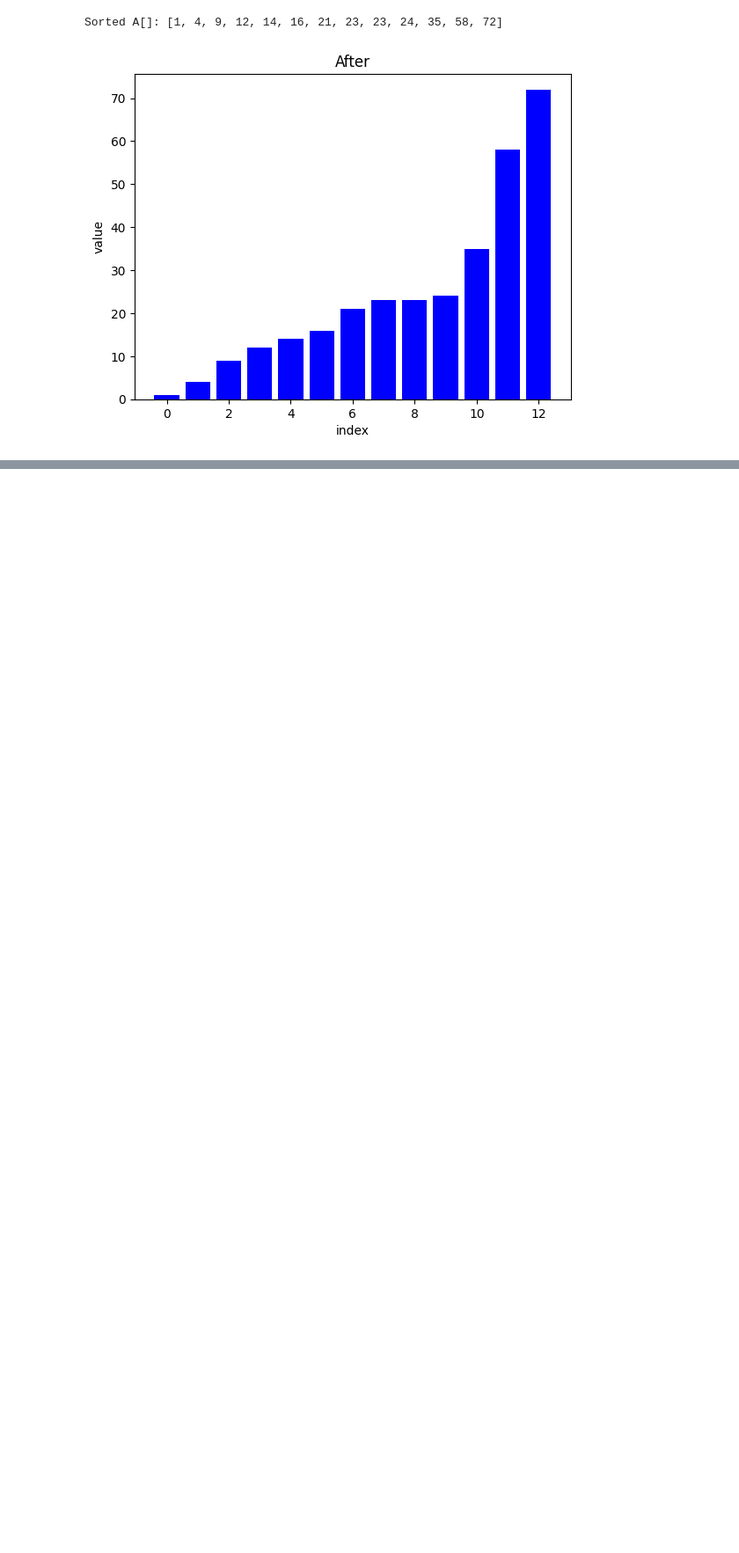
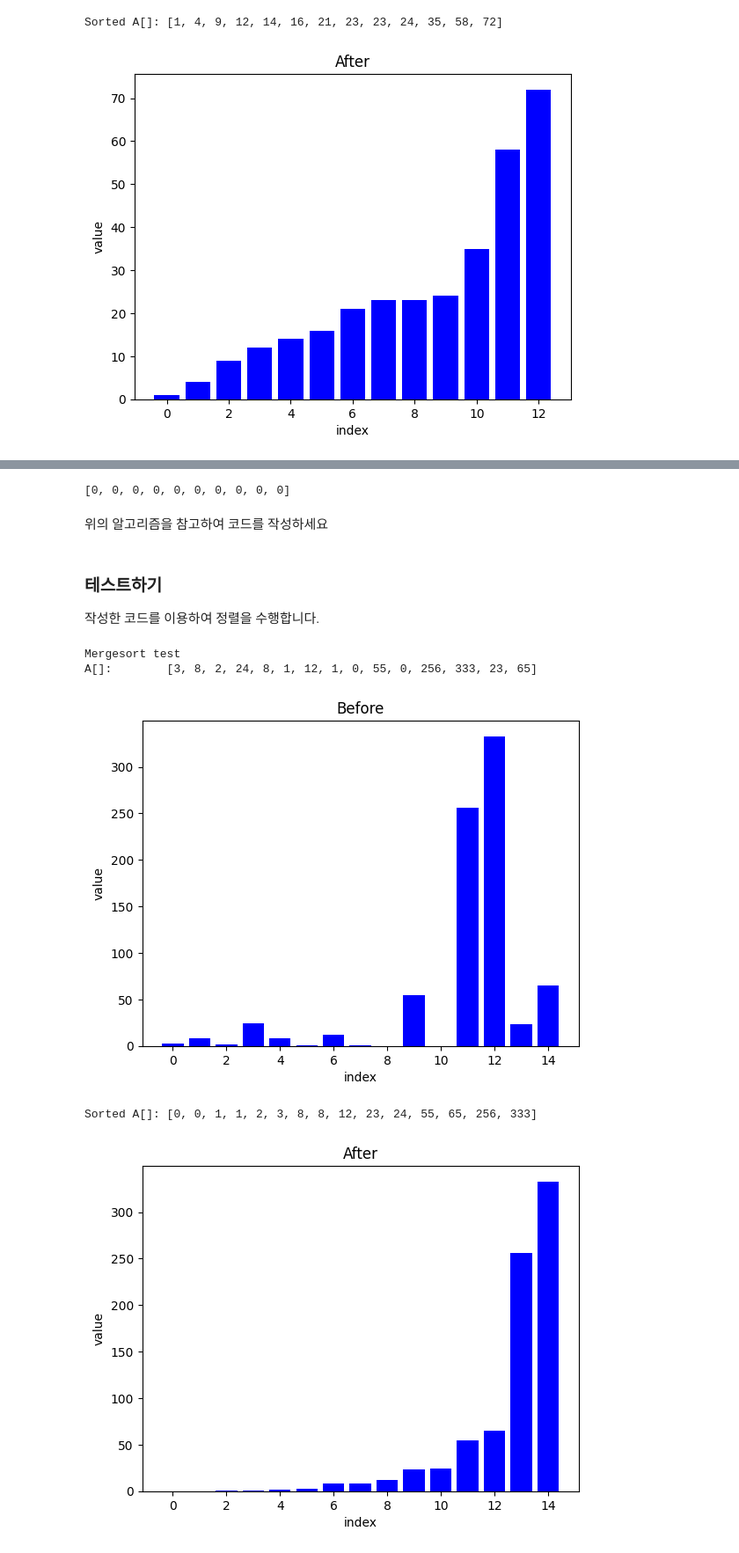
Before and after one commit to lusina0304/Algorithm2024_fall, a Jupyter notebook: BasicSorting.ipynb, the cells around one changed output, grey strips where cells are left out. Shown: that part at 88% size. Drawn from its saved outputs; the diff is of its cells as text; code cells hidden in the pictures; blank space fills up the shorter version.

```diff
--- a/BasicSorting.ipynb
+++ b/BasicSorting.ipynb
@@ -61,0 +156,7 @@ Sorted A[]: [1, 4, 9, 12, 14, 16, 21, 23, 23, 24, 35, 58, 72]
+# %%
+A = [35, 24, 16, 21, 4, 72, 23, 9, 23, 14, 58, 12, 1]
+print("A[]:	   ", A)
+drawPlot(A, "Before")
+insertionSort(A)
+print("Sorted A[]:", A)
+drawPlot(A, "After")
@@ -61,0 +176,39 @@ Sorted A[]: [1, 4, 9, 12, 14, 16, 21, 23, 23, 24, 35, 58, 72]
+# %%
+11 // 2
+
+tmp = [0 for i in range(10)]
+print(tmp)
+# %% [output]
+[0, 0, 0, 0, 0, 0, 0, 0, 0, 0]
+# %% [markdown]
+위의 알고리즘을 참고하여 코드를 작성하세요
+# %%
+def mergeSort(A, p:int, r:int):
+	# if p < r:
+		# 2개의 부분 배열로 분할
+		# merge(A, p, q, r)
+
+def merge(A, p:int, q:int, r:int):
+	# 초기화
+	# 임시 배열 tmp 만들기
+	# 2개의 배열 비교하며 병합
+
+# 코드 9-4
+# %% [markdown]
+### 테스트하기
+
+작성한 코드를 이용하여 정렬을 수행합니다.
+# %%
+print("Mergesort test")
+A = [3, 8, 2, 24, 8, 1, 12,1, 0, 55, 0, 256, 333, 23, 65]
+print("A[]:       ", A)
+drawPlot(A, "Before")
+mergeSort(A, 0, len(A)-1)
+print("Sorted A[]:", A)
+drawPlot(A, "After")
+# %% [output]
+Mergesort test
+A[]:        [3, 8, 2, 24, 8, 1, 12, 1, 0, 55, 0, 256, 333, 23, 65]
+[figure, added]
+Sorted A[]: [0, 0, 1, 1, 2, 3, 8, 8, 12, 23, 24, 55, 65, 256, 333]
+[figure, added]
```
Also changed, not shown: parts of 20 cells of this notebook.
